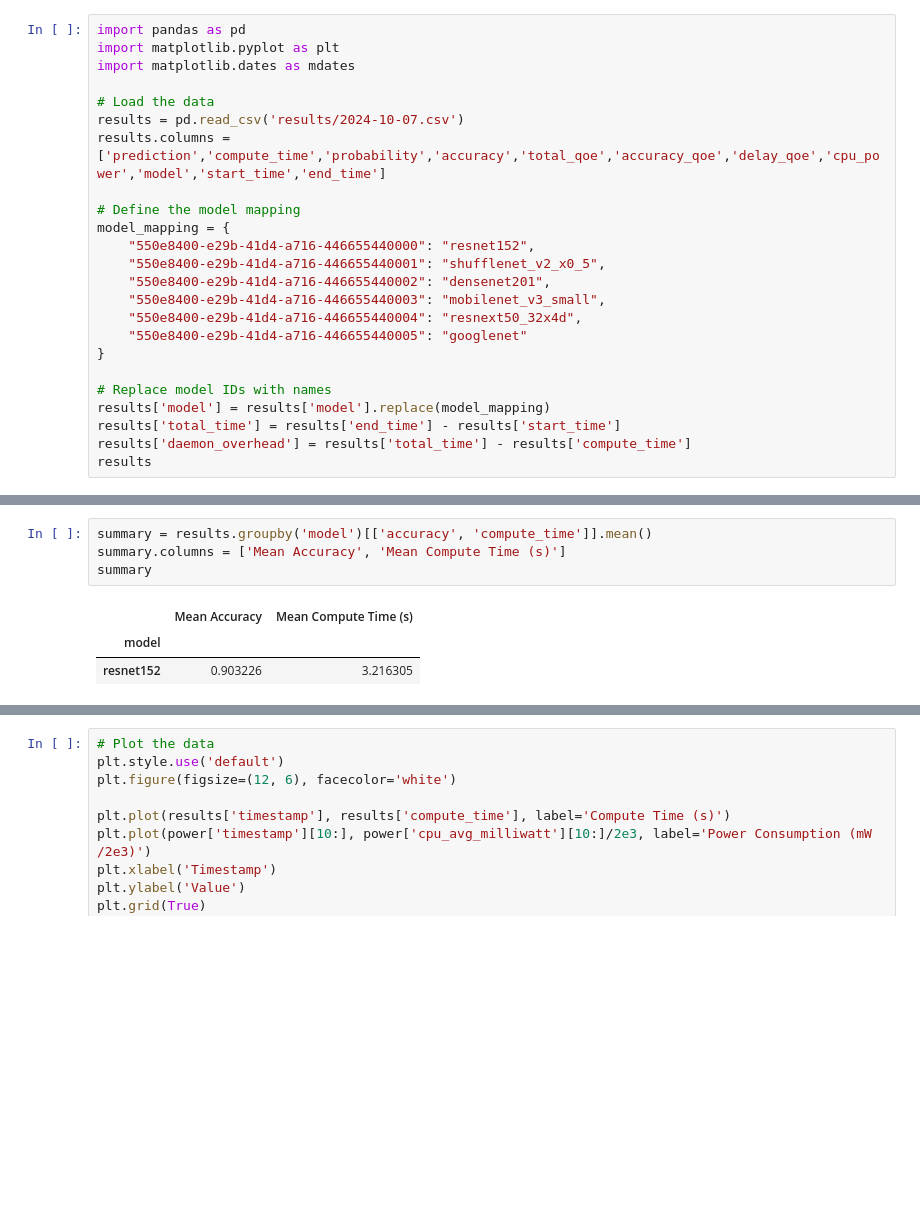
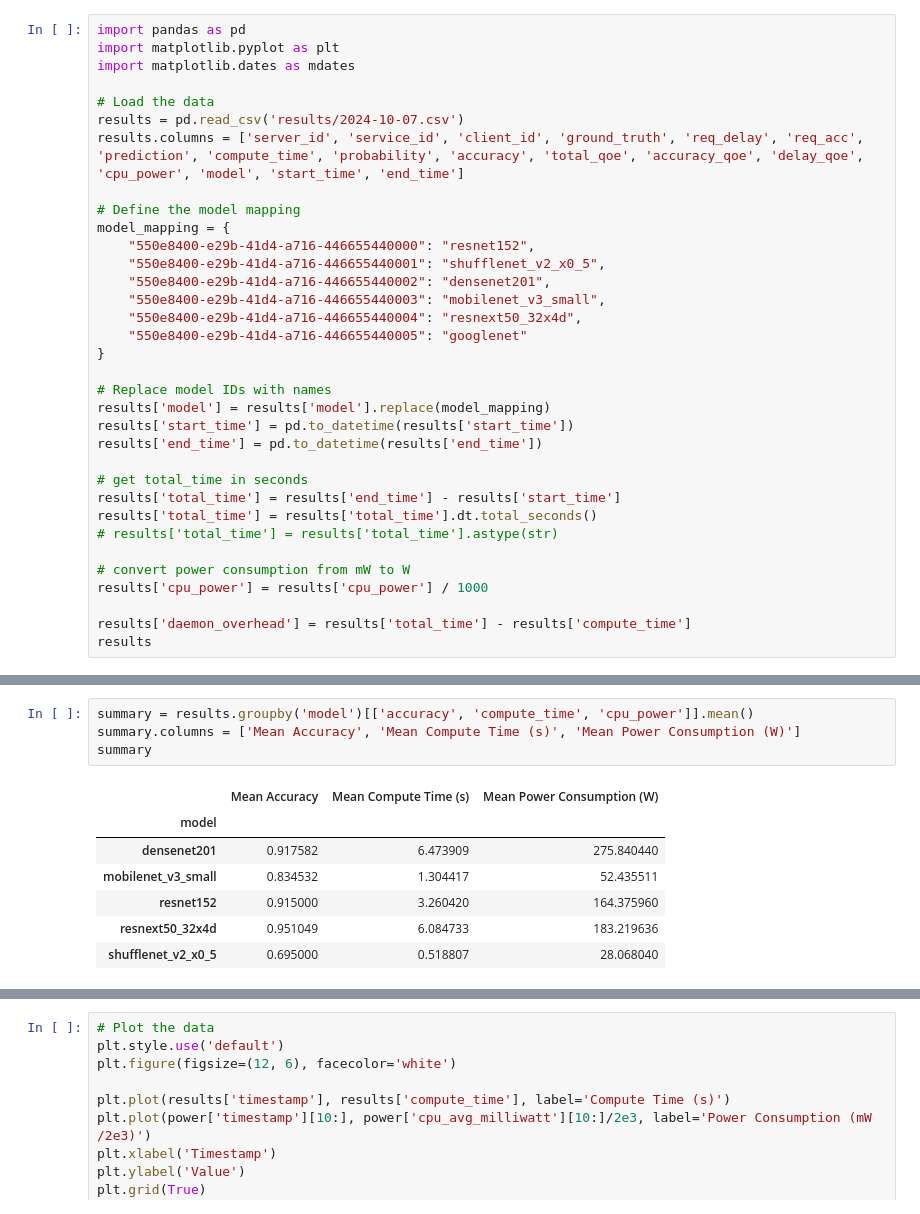
Before and after one commit to Data-to-Insight-Center/cyberinfrastructure-knowledge-network, a Jupyter notebook: plugins/power_monitoring/cloud/analysis.ipynb, the cells around one changed output, grey strips where cells are left out. Cells and saved outputs as stored; diff of their text form; blank space fills up the shorter version.

```diff
--- a/plugins/power_monitoring/cloud/analysis.ipynb
+++ b/plugins/power_monitoring/cloud/analysis.ipynb
@@ -5,7 +5,7 @@ import matplotlib.dates as mdates
 
 # Load the data
 results = pd.read_csv('results/2024-10-07.csv')
-results.columns = ['prediction','compute_time','probability','accuracy','total_qoe','accuracy_qoe','delay_qoe','cpu_power','model','start_time','end_time']
+results.columns = ['server_id', 'service_id', 'client_id', 'ground_truth', 'req_delay', 'req_acc', 'prediction', 'compute_time', 'probability', 'accuracy', 'total_qoe', 'accuracy_qoe', 'delay_qoe', 'cpu_power', 'model', 'start_time', 'end_time']
 
 # Define the model mapping
 model_mapping = {
@@ -19,7 +19,17 @@ model_mapping = {
 
 # Replace model IDs with names
 results['model'] = results['model'].replace(model_mapping)
+results['start_time'] = pd.to_datetime(results['start_time'])
+results['end_time'] = pd.to_datetime(results['end_time'])
+
+# get total_time in seconds
 results['total_time'] = results['end_time'] - results['start_time']
+results['total_time'] = results['total_time'].dt.total_seconds()
+# results['total_time'] = results['total_time'].astype(str)
+
+# convert power consumption from mW to W
+results['cpu_power'] = results['cpu_power'] / 1000
+
 results['daemon_overhead'] = results['total_time'] - results['compute_time']
 results
 # %% [output]
@@ -36,9 +68,13 @@ plt.show()
 # %%
-summary = results.groupby('model')[['accuracy', 'compute_time']].mean()
-summary.columns = ['Mean Accuracy', 'Mean Compute Time (s)']
+summary = results.groupby('model')[['accuracy', 'compute_time', 'cpu_power']].mean()
+summary.columns = ['Mean Accuracy', 'Mean Compute Time (s)', 'Mean Power Consumption (W)']
 summary
 # %% [output]
-|  | Mean Accuracy | Mean Compute Time (s) |
-| model |  |  |
-| resnet152 | 0.903226 | 3.216305 |
+|  | Mean Accuracy | Mean Compute Time (s) | Mean Power Consumption (W) |
+| model |  |  |  |
+| densenet201 | 0.917582 | 6.473909 | 275.840440 |
+| mobilenet_v3_small | 0.834532 | 1.304417 | 52.435511 |
+| resnet152 | 0.915000 | 3.260420 | 164.375960 |
+| resnext50_32x4d | 0.951049 | 6.084733 | 183.219636 |
+| shufflenet_v2_x0_5 | 0.695000 | 0.518807 | 28.068040 |
 # %%
```
Also changed, not shown: parts of 3 cells of this notebook.
